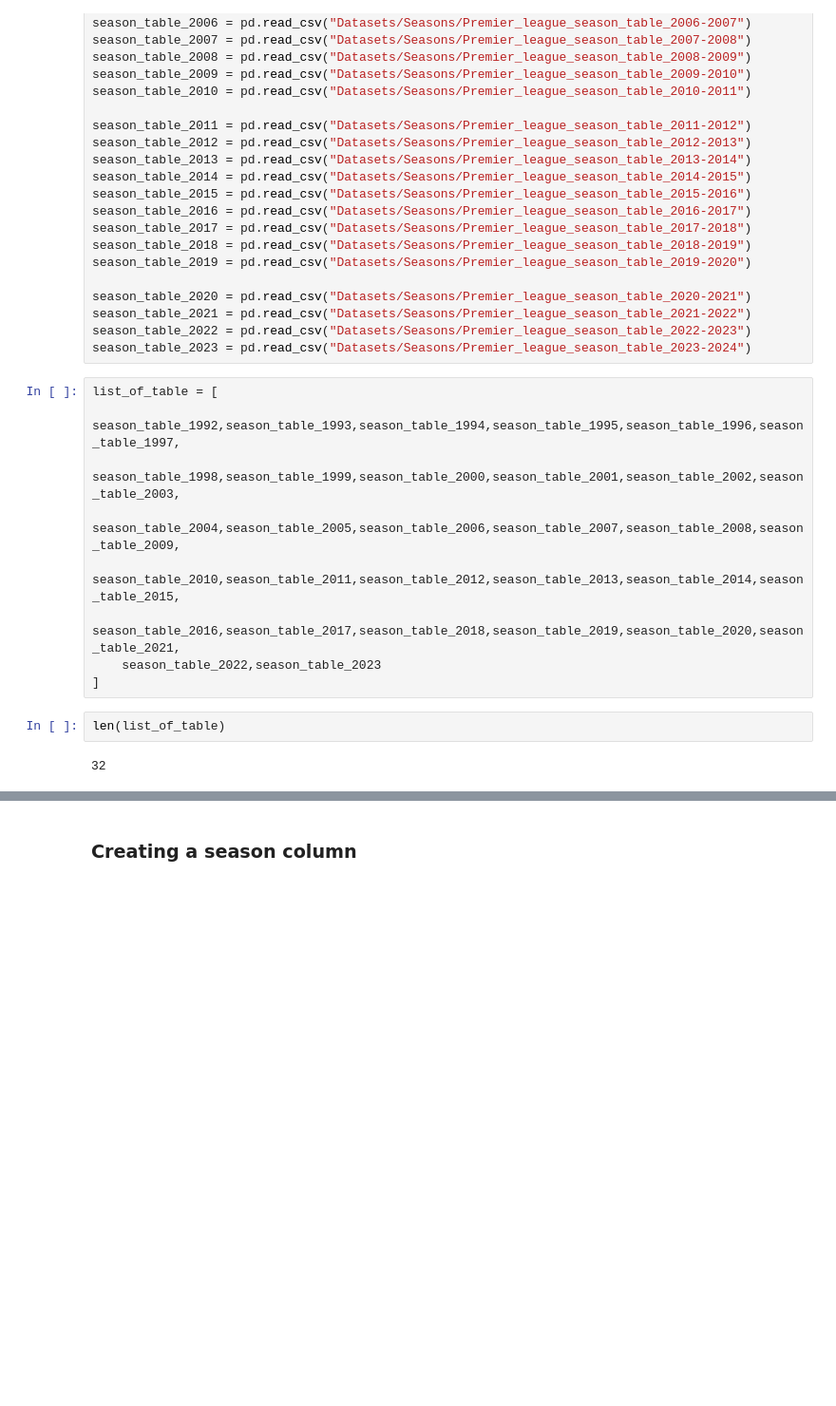
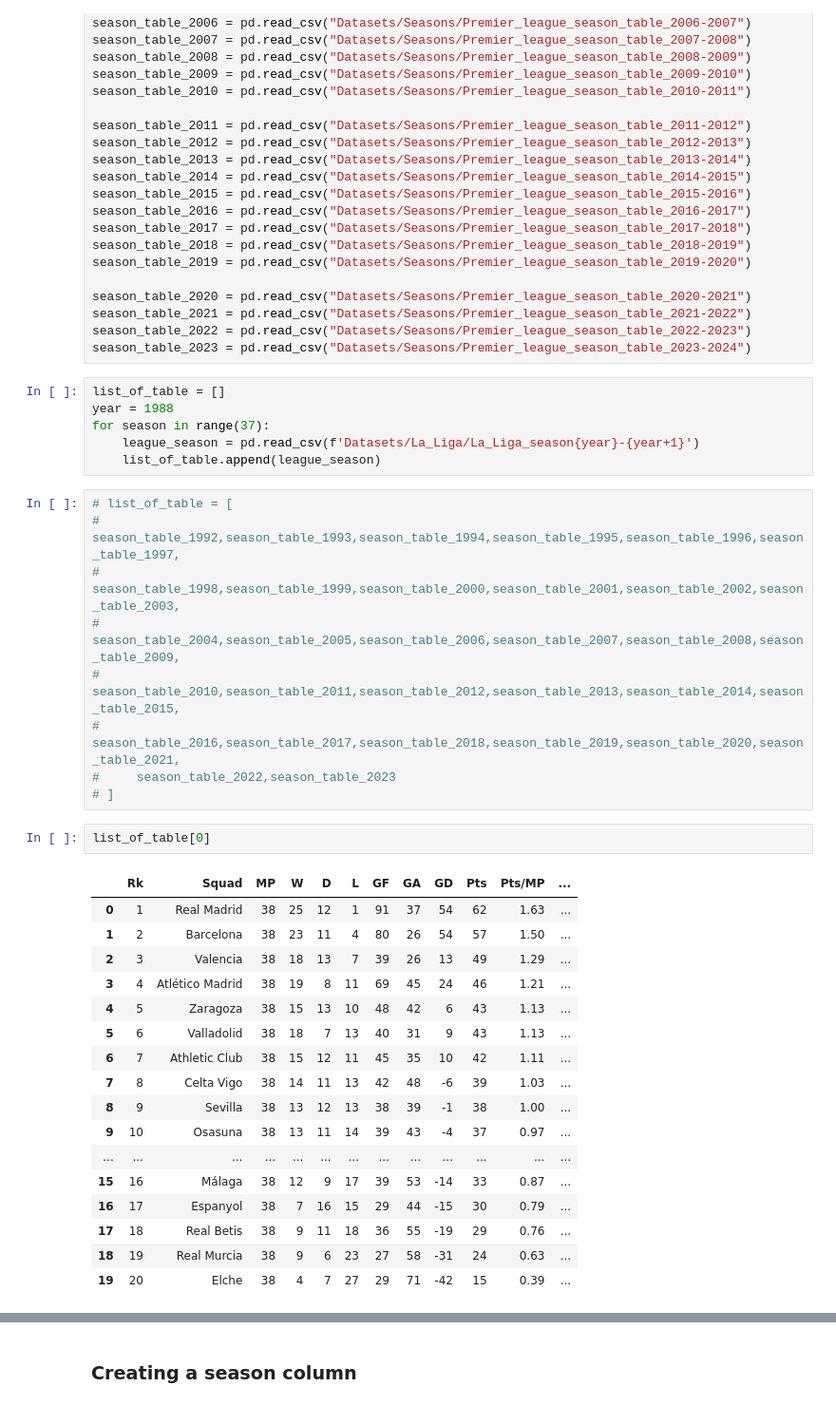
Before and after one commit to Aniket-Raikwar1/Premier_League_data_analysis, a Jupyter notebook: Cleaning_Combining_Seasons_tables.ipynb, the cells around one changed output, grey strips where cells are left out. Shown at 95% size. Cells and saved outputs as stored; diff of their text form; blank space fills up the shorter version.

Commit message:
La-Liga season tables add

```diff
--- a/Cleaning_Combining_Seasons_tables.ipynb
+++ b/Cleaning_Combining_Seasons_tables.ipynb
@@ -43,19 +43,41 @@ season_table_2020 = pd.read_csv("Datasets/Seasons/Premier_league_season_table_20
 season_table_2021 = pd.read_csv("Datasets/Seasons/Premier_league_season_table_2021-2022")
 season_table_2022 = pd.read_csv("Datasets/Seasons/Premier_league_season_table_2022-2023")
 season_table_2023 = pd.read_csv("Datasets/Seasons/Premier_league_season_table_2023-2024")
+# %%
+list_of_table = []
+year = 1988
+for season in range(37):
+    league_season = pd.read_csv(f'Datasets/La_Liga/La_Liga_season{year}-{year+1}')
+    list_of_table.append(league_season)
 # %%
-list_of_table = [
-    season_table_1992,season_table_1993,season_table_1994,season_table_1995,season_table_1996,season_table_1997,
-    season_table_1998,season_table_1999,season_table_2000,season_table_2001,season_table_2002,season_table_2003,
-    season_table_2004,season_table_2005,season_table_2006,season_table_2007,season_table_2008,season_table_2009,
-    season_table_2010,season_table_2011,season_table_2012,season_table_2013,season_table_2014,season_table_2015,
-    season_table_2016,season_table_2017,season_table_2018,season_table_2019,season_table_2020,season_table_2021,
-    season_table_2022,season_table_2023
-]
+# list_of_table = [
+#     season_table_1992,season_table_1993,season_table_1994,season_table_1995,season_table_1996,season_table_1997,
+#     season_table_1998,season_table_1999,season_table_2000,season_table_2001,season_table_2002,season_table_2003,
+#     season_table_2004,season_table_2005,season_table_2006,season_table_2007,season_table_2008,season_table_2009,
+#     season_table_2010,season_table_2011,season_table_2012,season_table_2013,season_table_2014,season_table_2015,
+#     season_table_2016,season_table_2017,season_table_2018,season_table_2019,season_table_2020,season_table_2021,
+#     season_table_2022,season_table_2023
+# ]
 # %%
-len(list_of_table)
+list_of_table[0]
 # %% [output]
-32
+|  | Rk | Squad | MP | W | D | L | GF | GA | GD | Pts | Pts/MP | ... |
+| 0 | 1 | Real Madrid | 38 | 25 | 12 | 1 | 91 | 37 | 54 | 62 | 1.63 | ... |
+| 1 | 2 | Barcelona | 38 | 23 | 11 | 4 | 80 | 26 | 54 | 57 | 1.50 | ... |
+| 2 | 3 | Valencia | 38 | 18 | 13 | 7 | 39 | 26 | 13 | 49 | 1.29 | ... |
+| 3 | 4 | Atlético Madrid | 38 | 19 | 8 | 11 | 69 | 45 | 24 | 46 | 1.21 | ... |
+| 4 | 5 | Zaragoza | 38 | 15 | 13 | 10 | 48 | 42 | 6 | 43 | 1.13 | ... |
+| 5 | 6 | Valladolid | 38 | 18 | 7 | 13 | 40 | 31 | 9 | 43 | 1.13 | ... |
+| 6 | 7 | Athletic Club | 38 | 15 | 12 | 11 | 45 | 35 | 10 | 42 | 1.11 | ... |
+| 7 | 8 | Celta Vigo | 38 | 14 | 11 | 13 | 42 | 48 | -6 | 39 | 1.03 | ... |
+| 8 | 9 | Sevilla | 38 | 13 | 12 | 13 | 38 | 39 | -1 | 38 | 1.00 | ... |
+| 9 | 10 | Osasuna | 38 | 13 | 11 | 14 | 39 | 43 | -4 | 37 | 0.97 | ... |
+| ... | ... | ... | ... | ... | ... | ... | ... | ... | ... | ... | ... | ... |
+| 15 | 16 | Málaga | 38 | 12 | 9 | 17 | 39 | 53 | -14 | 33 | 0.87 | ... |
+| 16 | 17 | Espanyol | 38 | 7 | 16 | 15 | 29 | 44 | -15 | 30 | 0.79 | ... |
+| 17 | 18 | Real Betis | 38 | 9 | 11 | 18 | 36 | 55 | -19 | 29 | 0.76 | ... |
+| 18 | 19 | Real Murcia | 38 | 9 | 6 | 23 | 27 | 58 | -31 | 24 | 0.63 | ... |
+| 19 | 20 | Elche | 38 | 4 | 7 | 27 | 29 | 71 | -42 | 15 | 0.39 | ... |
 # %%
 season_table_1992.info()
 # %% [output]
```
Also changed, not shown: parts of 4 cells of this notebook, 37 other files.
